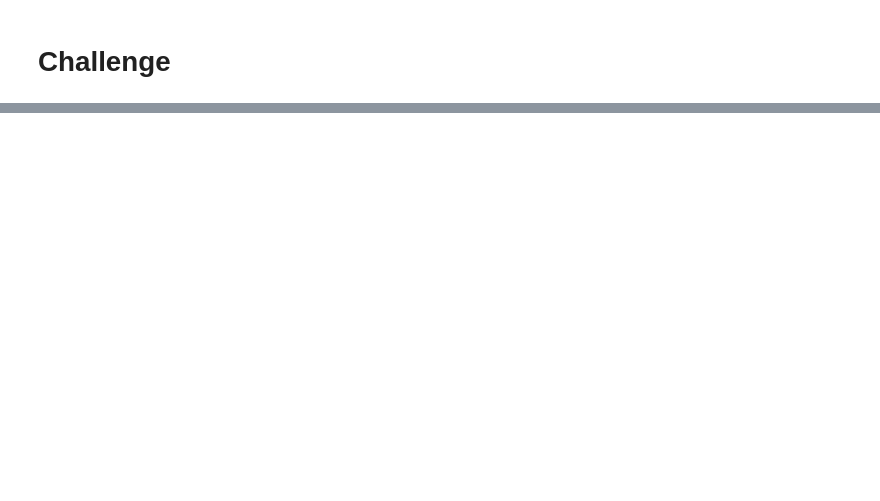
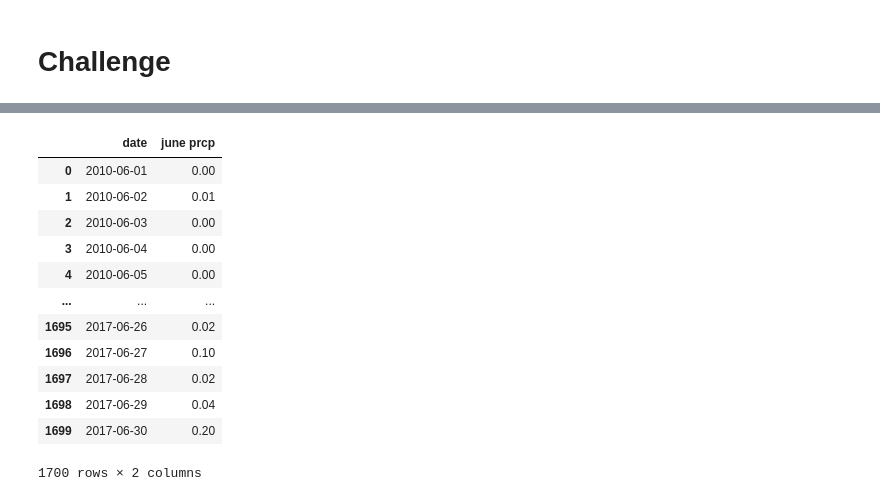
Before and after one commit to NensiH/surfs_up, a Jupyter notebook: climate_analysis.ipynb, the cells around one changed output, grey strips where cells are left out. Saved outputs shown, nothing was run; the diff lists cells and outputs as text; code cells hidden in the pictures; blank space fills up the shorter version.

```diff
--- a/climate_analysis.ipynb
+++ b/climate_analysis.ipynb
@@ -168,2 +150,9 @@ plt.tight_layout()
 # %% [markdown]
 # Challenge
+# %%
+# 1. Import the sqlalchemy extract function.
+from sqlalchemy import extract
+
+# 2. Write a query that filters the Measurement table to retrieve the temperatures for the month of June.
+june_temperaturePRCP = session.query(Measurement.date, Measurement.prcp).filter(extract('month',Measurement.date) == 6).all()
+june_temperaturePRCP
@@ -169,0 +177,17 @@ plt.tight_layout()
+# %%
+junePRCP_df = pd.DataFrame(june_temperaturePRCP, columns=['date','june prcp'])
+junePRCP_df
+# %% [output]
+|  | date | june prcp |
+| 0 | 2010-06-01 | 0.00 |
+| 1 | 2010-06-02 | 0.01 |
+| 2 | 2010-06-03 | 0.00 |
+| 3 | 2010-06-04 | 0.00 |
+| 4 | 2010-06-05 | 0.00 |
+| ... | ... | ... |
+| 1695 | 2017-06-26 | 0.02 |
+| 1696 | 2017-06-27 | 0.10 |
+| 1697 | 2017-06-28 | 0.02 |
+| 1698 | 2017-06-29 | 0.04 |
+| 1699 | 2017-06-30 | 0.20 |
+1700 rows × 2 columns
```
Also changed, not shown: parts of 7 cells of this notebook, 1 other file.
